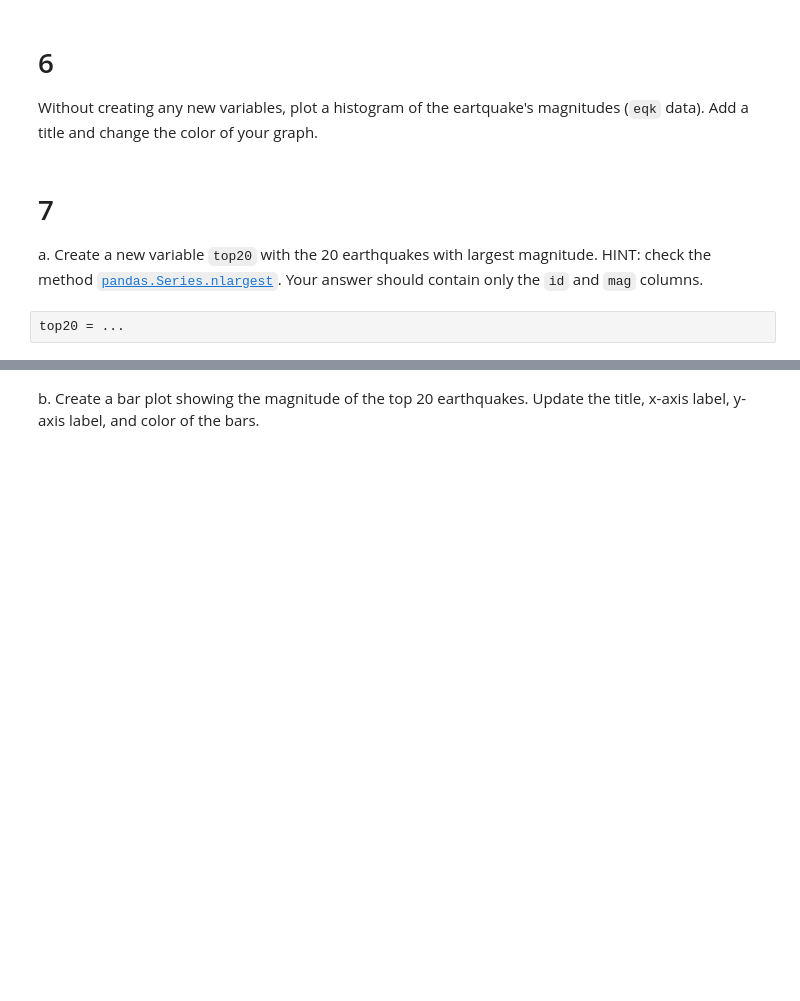
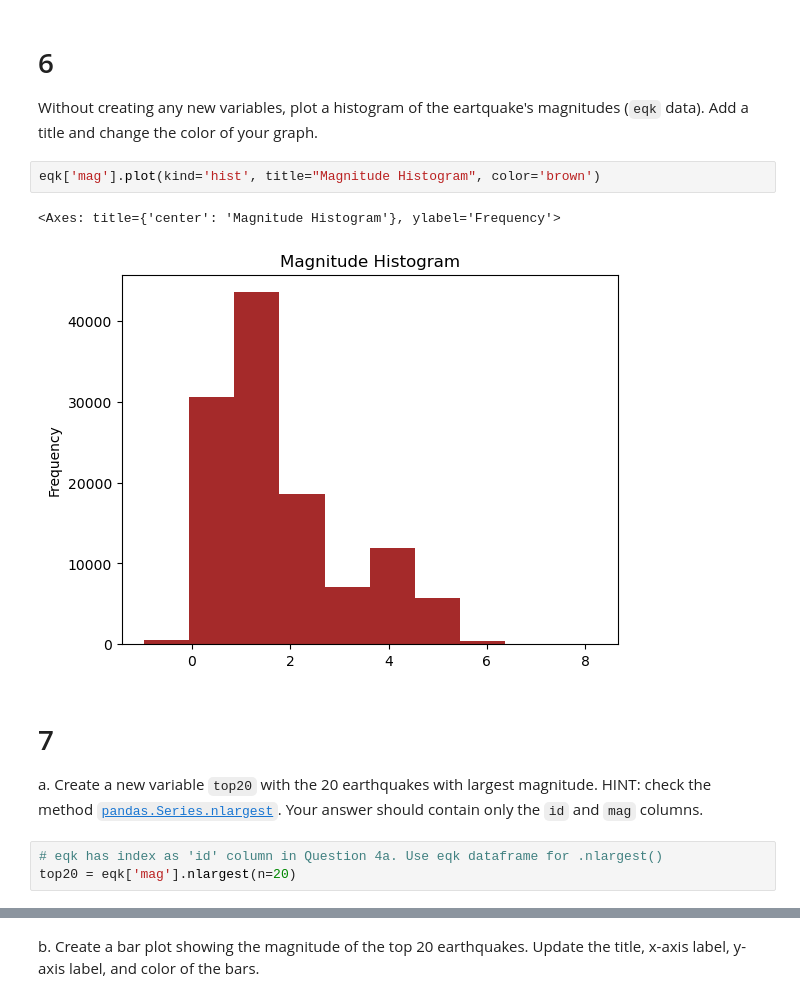
Before and after one commit to zachyyy700/eds220-hwk1, a Jupyter notebook: task3/hwk1-task3-earthquakes-LOO.ipynb, the cells around one changed output, grey strips where cells are left out. Saved outputs shown, nothing was run; the diff lists cells and outputs as text; blank space fills up the shorter version.

```diff
--- a/task3/hwk1-task3-earthquakes-LOO.ipynb
+++ b/task3/hwk1-task3-earthquakes-LOO.ipynb
@@ -172,14 +174,20 @@ grader.check("q5")
 
 # 6
 Without creating any new variables, plot a histogram of the eartquake's magnitudes (`eqk` data). Add a title and change the color of your graph.
+# %%
+eqk['mag'].plot(kind='hist', title="Magnitude Histogram", color='brown')
+# %% [output]
+<Axes: title={'center': 'Magnitude Histogram'}, ylabel='Frequency'>
+[figure, added]
 # %% [markdown]
 <!-- END QUESTION -->
 
 # 7
 
 a. Create a new variable `top20` with the 20 earthquakes with largest magnitude. HINT: check the method [`pandas.Series.nlargest`](https://pandas.pydata.org/docs/reference/api/pandas.Series.nlargest.html). Your answer should contain only the `id` and `mag` columns.
-# %%
-top20 = ...
+# %%
+# eqk has index as 'id' column in Question 4a. Use eqk dataframe for .nlargest()
+top20 = eqk['mag'].nlargest(n=20)
 # %%
 # View the dataframe
 top20
```
Also changed, not shown: parts of 17 cells of this notebook, 1 other file.
